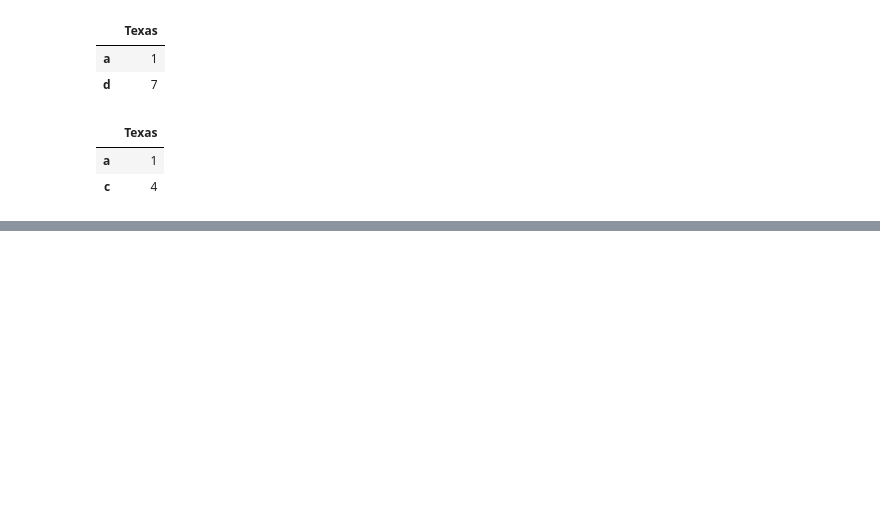
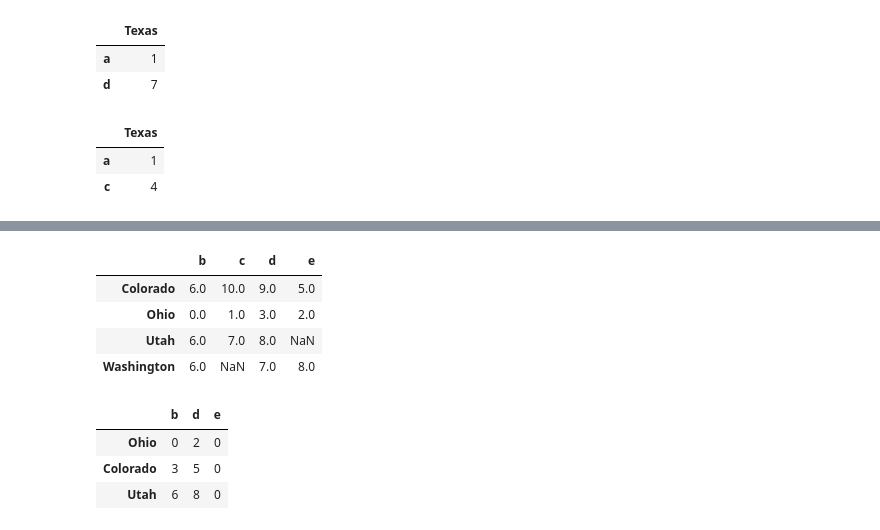
Before and after one commit to akshatkhatri/Python_data_analysis, a Jupyter notebook: Chapter5.ipynb, the cells around one changed output, grey strips where cells are left out. Saved outputs shown, nothing was run; the diff lists cells and outputs as text; code cells hidden in the pictures; blank space fills up the shorter version.

```diff
--- a/Chapter5.ipynb
+++ b/Chapter5.ipynb
@@ -178,0 +445,15 @@ frame.iloc[[0,1],[1]]
+# %%
+df3
+# %% [output]
+|  | b | c | d | e |
+| Colorado | 6.0 | 10.0 | 9.0 | 5.0 |
+| Ohio | 0.0 | 1.0 | 3.0 | 2.0 |
+| Utah | 6.0 | 7.0 | 8.0 | NaN |
+| Washington | 6.0 | NaN | 7.0 | 8.0 |
+# %%
+df1.reindex(columns = df2.columns, fill_value=0)
+# %% [output]
+|  | b | d | e |
+| Ohio | 0 | 2 | 0 |
+| Colorado | 3 | 5 | 0 |
+| Utah | 6 | 8 | 0 |
```
Also changed, not shown: parts of 78 cells of this notebook, 7 other files.
